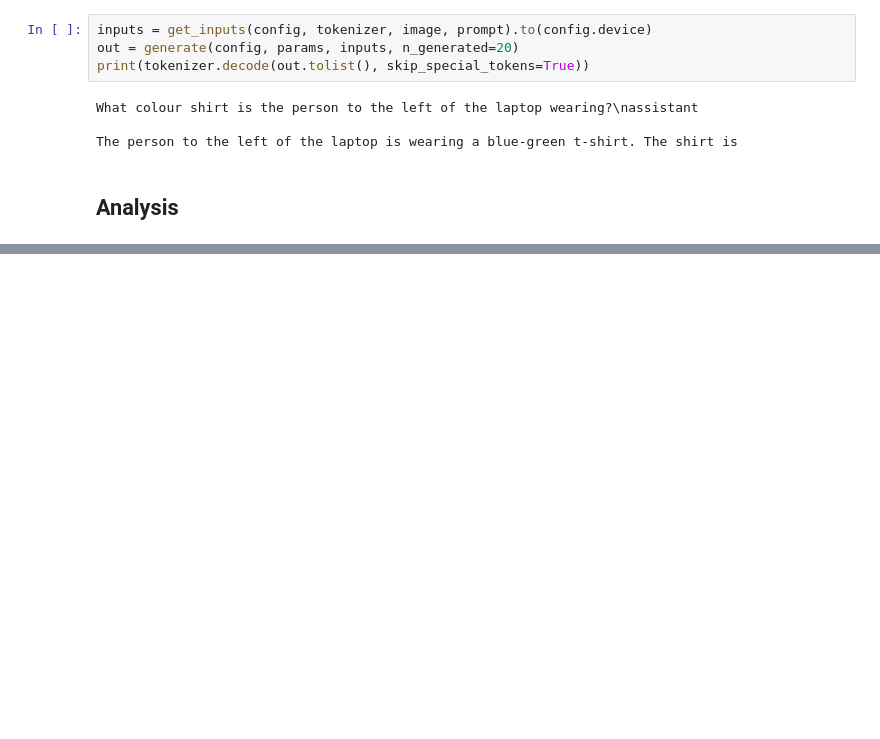
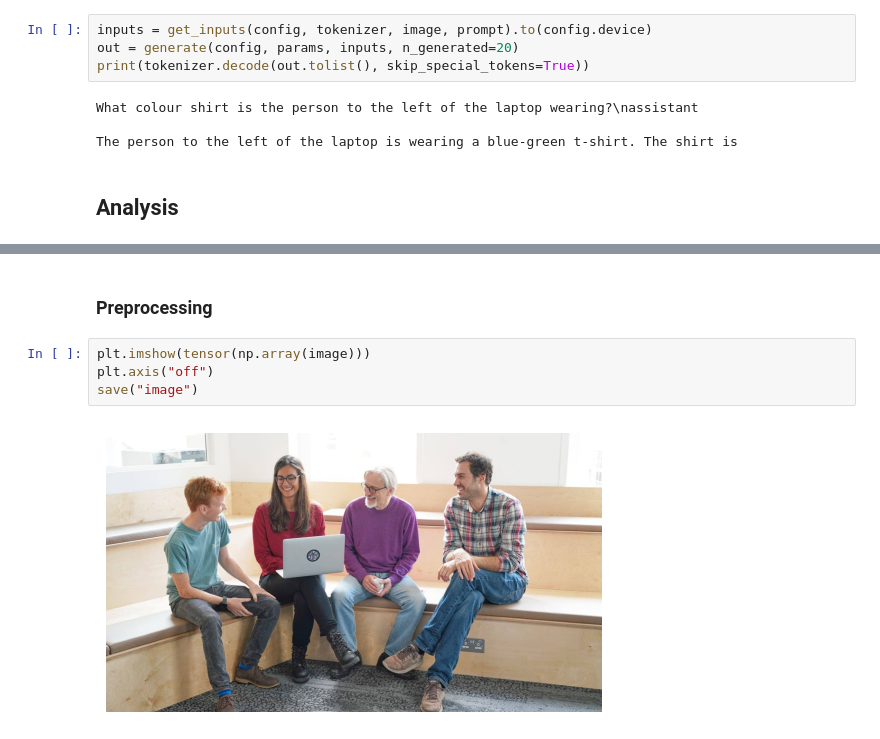
Before and after one commit to graphcore-research/llama-mobile-vlm, a Jupyter notebook: 20241022-MllamaExample/MllamaBlog.ipynb, the cells around one changed output, grey strips where cells are left out. Saved outputs shown, nothing was run; the diff lists cells and outputs as text; blank space fills up the shorter version.

```diff
--- a/20241022-MllamaExample/MllamaBlog.ipynb
+++ b/20241022-MllamaExample/MllamaBlog.ipynb
@@ -618,0 +656,8 @@ The person to the left of the laptop is wearing a blue-green t-shirt. The shirt
+# %% [markdown]
+### Preprocessing
+# %%
+plt.imshow(tensor(np.array(image)))
+plt.axis("off")
+save("image")
+# %% [output]
+[figure, added]
```
Also changed, not shown: parts of 32 cells of this notebook, 1 other file.
